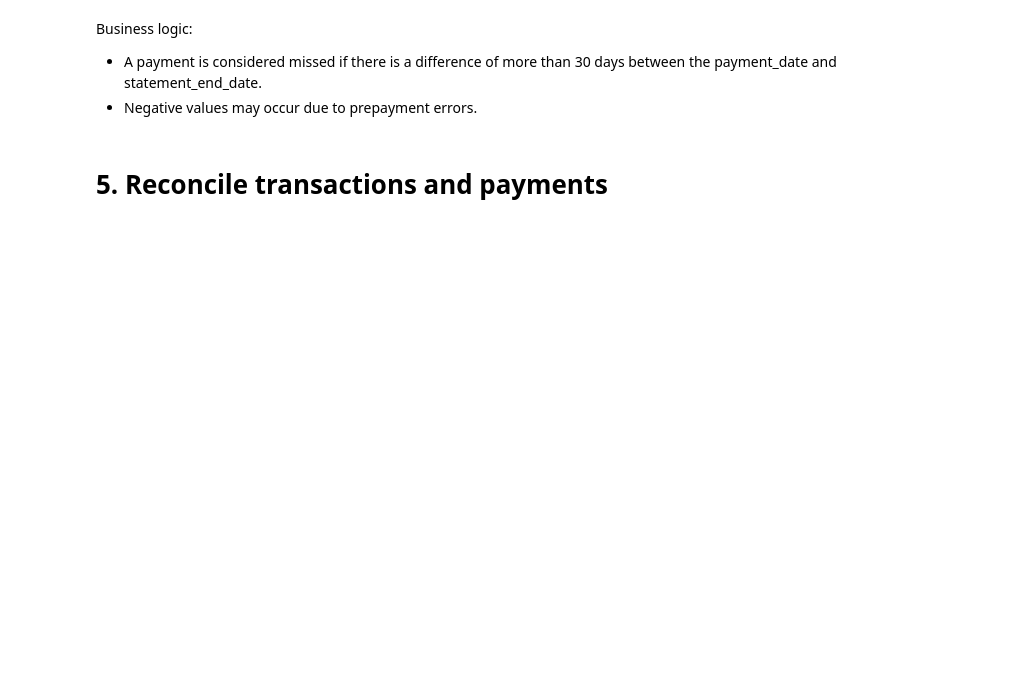
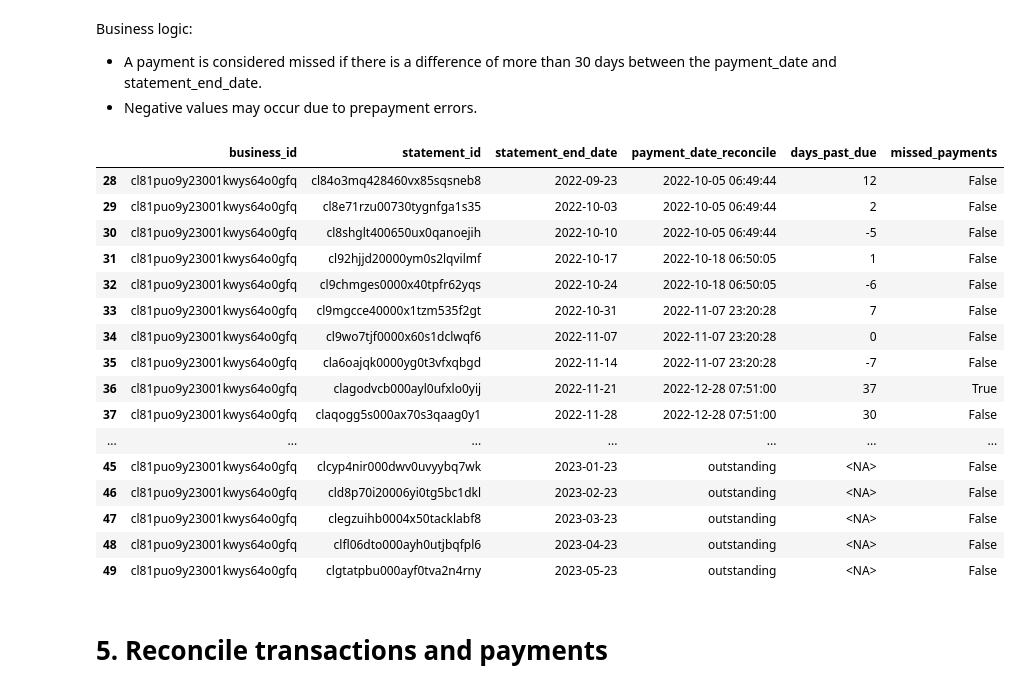
Before and after one commit to mruedar9/k-business-analyst-project, a Jupyter notebook: part1.ipynb, the cells around one changed output. Saved outputs shown, nothing was run; the diff lists cells and outputs as text; code cells hidden in the pictures; blank space fills up the shorter version.

```diff
--- a/part1.ipynb
+++ b/part1.ipynb
@@ -176,5 +215,27 @@ def check_missed_payments(past_due_days):
 statements_formatted_df['days_past_due']=statements_formatted_df.apply(lambda row: compute_days_past_due(row['payment_date_reconcile'], row['statement_end_date']), axis=1)
 # Apply the function to create the 'missed_payments' column
 statements_formatted_df['missed_payments'] = statements_formatted_df['days_past_due'].apply(check_missed_payments)
+# %%
+# Test cell
+columns=['business_id','statement_id','statement_end_date','payment_date_reconcile','days_past_due','missed_payments']
+statements_formatted_df.loc[statements_formatted_df['business_id']=='cl81puo9y23001kwys64o0gfq',columns]
+# %% [output]
+|  | business_id | statement_id | statement_end_date | payment_date_reconcile | days_past_due | missed_payments |
+| 28 | cl81puo9y23001kwys64o0gfq | cl84o3mq428460vx85sqsneb8 | 2022-09-23 | 2022-10-05 06:49:44 | 12 | False |
+| 29 | cl81puo9y23001kwys64o0gfq | cl8e71rzu00730tygnfga1s35 | 2022-10-03 | 2022-10-05 06:49:44 | 2 | False |
+| 30 | cl81puo9y23001kwys64o0gfq | cl8shglt400650ux0qanoejih | 2022-10-10 | 2022-10-05 06:49:44 | -5 | False |
+| 31 | cl81puo9y23001kwys64o0gfq | cl92hjjd20000ym0s2lqvilmf | 2022-10-17 | 2022-10-18 06:50:05 | 1 | False |
+| 32 | cl81puo9y23001kwys64o0gfq | cl9chmges0000x40tpfr62yqs | 2022-10-24 | 2022-10-18 06:50:05 | -6 | False |
+| 33 | cl81puo9y23001kwys64o0gfq | cl9mgcce40000x1tzm535f2gt | 2022-10-31 | 2022-11-07 23:20:28 | 7 | False |
+| 34 | cl81puo9y23001kwys64o0gfq | cl9wo7tjf0000x60s1dclwqf6 | 2022-11-07 | 2022-11-07 23:20:28 | 0 | False |
+| 35 | cl81puo9y23001kwys64o0gfq | cla6oajqk0000yg0t3vfxqbgd | 2022-11-14 | 2022-11-07 23:20:28 | -7 | False |
+| 36 | cl81puo9y23001kwys64o0gfq | clagodvcb000ayl0ufxlo0yij | 2022-11-21 | 2022-12-28 07:51:00 | 37 | True |
+| 37 | cl81puo9y23001kwys64o0gfq | claqogg5s000ax70s3qaag0y1 | 2022-11-28 | 2022-12-28 07:51:00 | 30 | False |
+| ... | ... | ... | ... | ... | ... | ... |
+| 45 | cl81puo9y23001kwys64o0gfq | clcyp4nir000dwv0uvyybq7wk | 2023-01-23 | outstanding | <NA> | False |
+| 46 | cl81puo9y23001kwys64o0gfq | cld8p70i20006yi0tg5bc1dkl | 2023-02-23 | outstanding | <NA> | False |
+| 47 | cl81puo9y23001kwys64o0gfq | clegzuihb0004x50tacklabf8 | 2023-03-23 | outstanding | <NA> | False |
+| 48 | cl81puo9y23001kwys64o0gfq | clfl06dto000ayh0utjbqfpl6 | 2023-04-23 | outstanding | <NA> | False |
+| 49 | cl81puo9y23001kwys64o0gfq | clgtatpbu000ayf0tva2n4rny | 2023-05-23 | outstanding | <NA> | False |
 # %% [markdown]
 # 5. Reconcile transactions and payments
```
Also changed, not shown: parts of 15 cells of this notebook, 5 other files.
